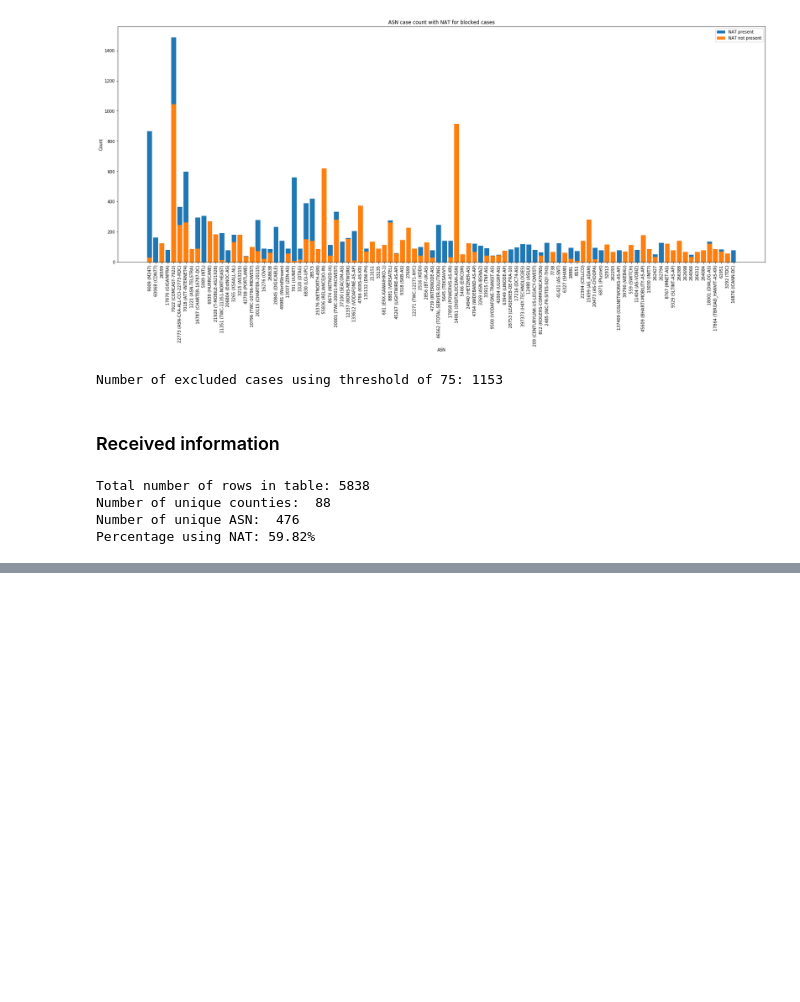
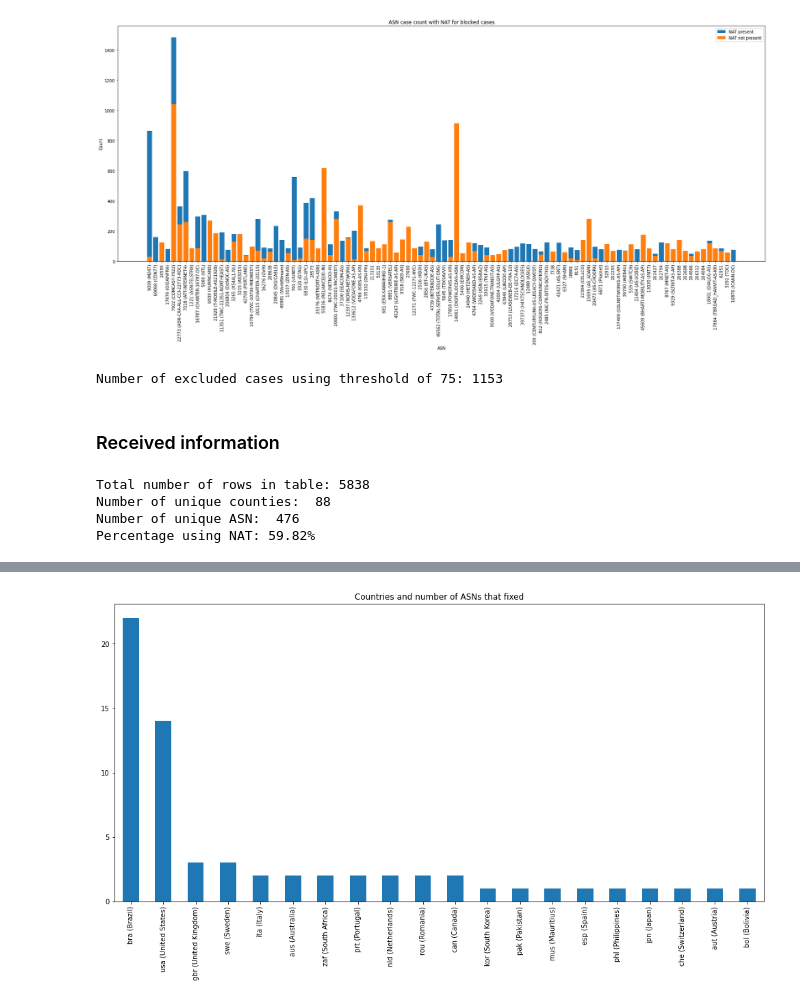
Before and after one commit to astamagg/econ_sec, a Jupyter notebook: Data analysis.ipynb, the cells around one changed output, grey strips where cells are left out. Saved outputs shown, nothing was run; the diff lists cells and outputs as text; code cells hidden in the pictures; blank space fills up the shorter version.

```diff
--- a/Data analysis.ipynb
+++ b/Data analysis.ipynb
@@ -161,0 +215,13 @@ Number of excluded cases using threshold of 10: 332
+# %%
+y = pd.DataFrame(test_df['ASN'].value_counts())
+y = y[y['ASN'] > 2]
+y = y.reset_index()
+y.columns = ['ASN', 'count']
+countries = y.ASN.replace(test_df.set_index('ASN')['Country'])
+y['Country'] = countries
+fig, ax = plt.subplots(figsize=(17,8))
+ax.set_title('Countries and number of ASNs that fixed')
+y['Country'].value_counts().plot(ax=ax, kind='bar')
+plt.show()
+# %% [output]
+[figure, added]
```
Also changed, not shown: parts of 6 cells of this notebook.
